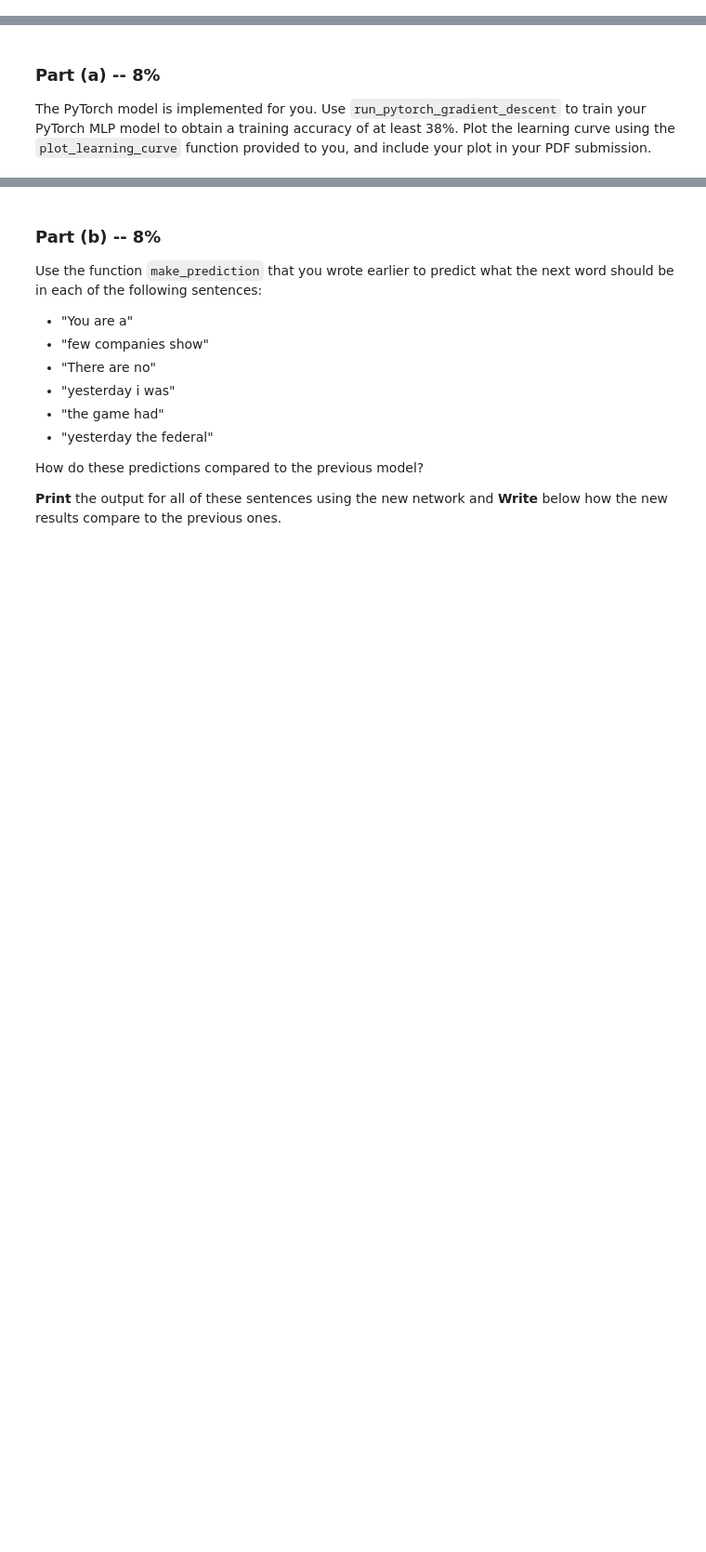
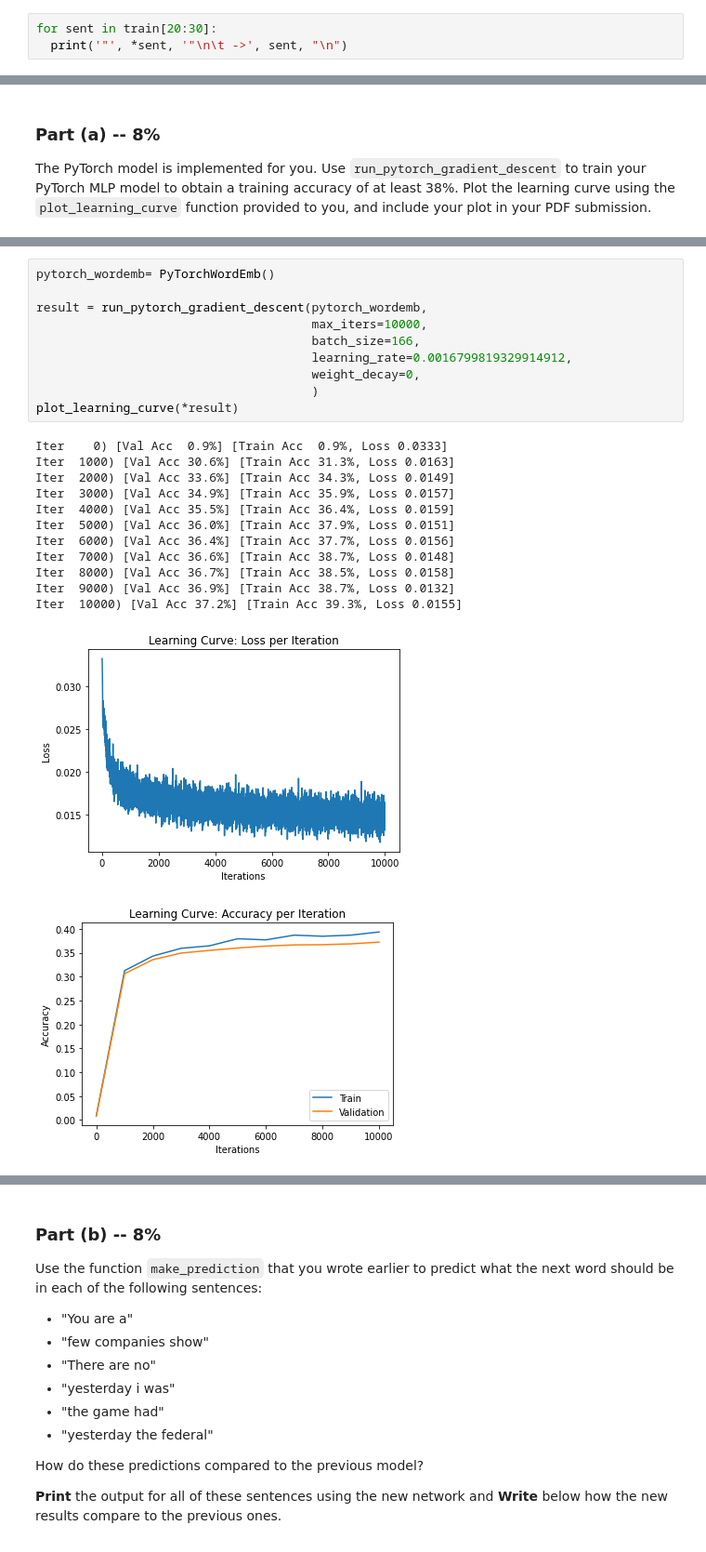
Before and after one commit to DeepLearningAssignments/DeepLearningIntroduction-Shlezinger, a Jupyter notebook: Assignment2_Words_Prediction_OneHot_Embeddings.ipynb, the cells around one changed output, grey strips where cells are left out. Shown at 93% size. Cells and saved outputs as stored; diff of their text form; blank space fills up the shorter version.

```diff
--- a/Assignment2_Words_Prediction_OneHot_Embeddings.ipynb
+++ b/Assignment2_Words_Prediction_OneHot_Embeddings.ipynb
@@ -74,0 +97,3 @@ with apostrophes are represented.
+# %%
+for sent in train[20:30]:
+  print('"', *sent, '"\n\t ->', sent, "\n")
@@ -461,0 +746,24 @@ class PyTorchWordEmb(nn.Module):
+# %%
+pytorch_wordemb= PyTorchWordEmb()
+
+result = run_pytorch_gradient_descent(pytorch_wordemb,
+                                      max_iters=10000,
+                                      batch_size=166,
+                                      learning_rate=0.0016799819329914912,
+                                      weight_decay=0,
+                                      )
+plot_learning_curve(*result)
+# %% [output]
+Iter    0) [Val Acc  0.9%] [Train Acc  0.9%, Loss 0.0333]
+Iter  1000) [Val Acc 30.6%] [Train Acc 31.3%, Loss 0.0163]
+Iter  2000) [Val Acc 33.6%] [Train Acc 34.3%, Loss 0.0149]
+Iter  3000) [Val Acc 34.9%] [Train Acc 35.9%, Loss 0.0157]
+Iter  4000) [Val Acc 35.5%] [Train Acc 36.4%, Loss 0.0159]
+Iter  5000) [Val Acc 36.0%] [Train Acc 37.9%, Loss 0.0151]
+Iter  6000) [Val Acc 36.4%] [Train Acc 37.7%, Loss 0.0156]
+Iter  7000) [Val Acc 36.6%] [Train Acc 38.7%, Loss 0.0148]
+Iter  8000) [Val Acc 36.7%] [Train Acc 38.5%, Loss 0.0158]
+Iter  9000) [Val Acc 36.9%] [Train Acc 38.7%, Loss 0.0132]
+Iter  10000) [Val Acc 37.2%] [Train Acc 39.3%, Loss 0.0155]
+[figure, added]
+[figure, added]
```
Also changed, not shown: parts of 36 cells of this notebook.
